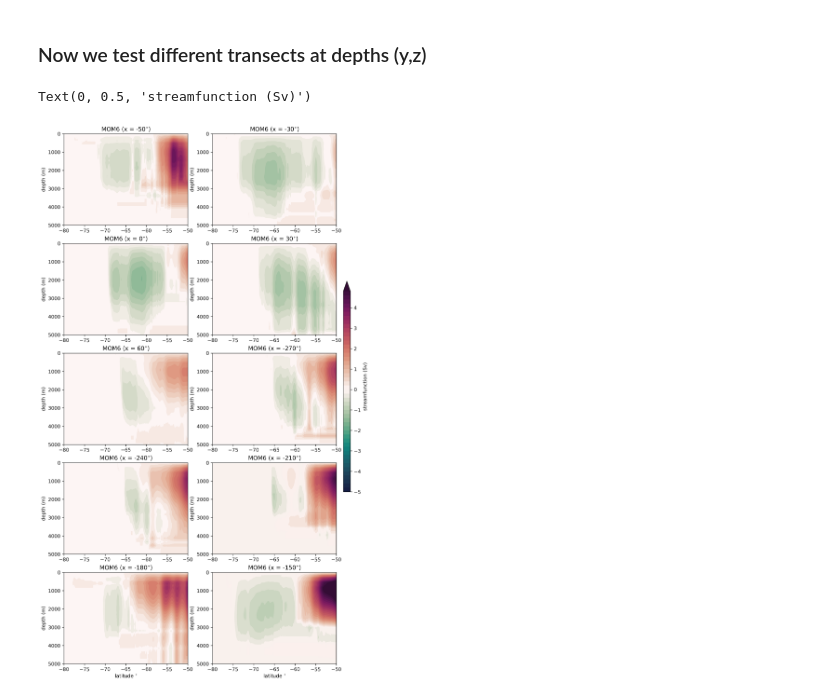
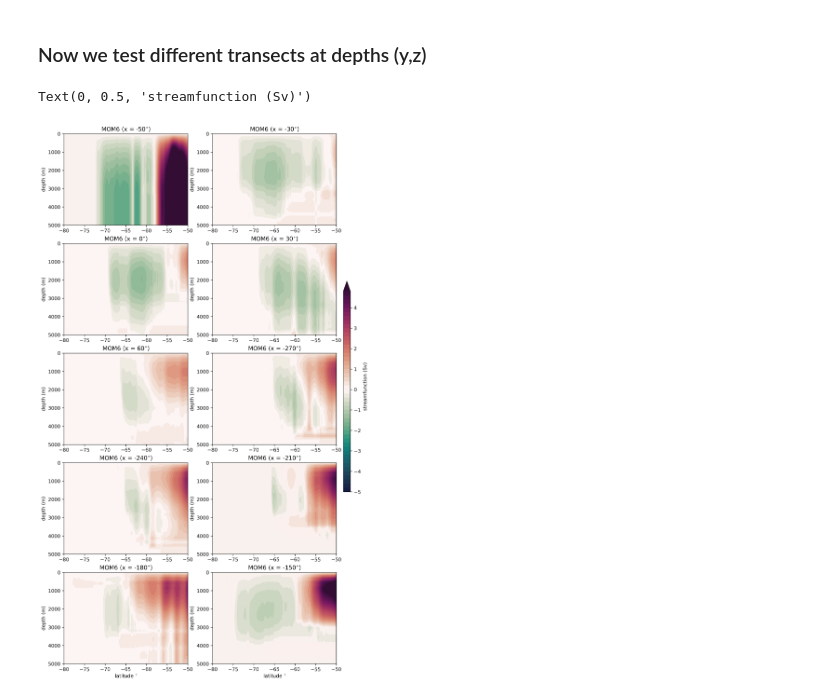
Before and after one commit to FengminXing/111, a Jupyter notebook: different depth (streamfunction).ipynb, the cells around one changed output. Saved outputs shown, nothing was run; the diff lists cells and outputs as text; code cells hidden in the pictures.

```diff
--- a/different depth (streamfunction).ipynb
+++ b/different depth (streamfunction).ipynb
@@ -27,7 +27,7 @@ session = cc.database.create_session()
 # %%
 # time period
 start_time = '1995-01-01'
-end_time = '2000-01-01'
+end_time = '1996-01-01'
 # %%
 # get the depth
 depth = cc.querying.getvar('panant-01-zstar','deptho',session,n=1)
@@ -208,7 +420,7 @@ transect10 = flux.sel(xq = -150, method = 'nearest').load()
 plt.figure(figsize=(10,20),dpi = 300)
 #1
 ax = plt.subplot(5,2,1)
-p1 = transect1.plot.contourf(ax=ax, levels = np.arange(-5,5,0.2),cmap=cm.cm.curl, add_colorbar=False)
+p1 = transect1.plot.contourf(ax=ax, levels = np.arange(-50,50,2),cmap=cm.cm.curl, add_colorbar=False)
 plt.ylim(0,5000.)
 plt.xlim(-80,-50)
 plt.gca().invert_yaxis()
@@ -279,31 +491,31 @@ ax.set(xlabel=None)
 plt.ylabel('depth (m)')
 ax.set_title('MOM6 (x = -210$^{\circ}$)')
 #9
 ax = plt.subplot(5,2,9)
 p1 = transect9.plot.contourf(ax=ax, levels = np.arange(-5,5,0.2),cmap=cm.cm.curl, add_colorbar=False)
 plt.ylim(0,5000.)
 plt.xlim(-80,-50)
 plt.gca().invert_yaxis()
 ax.set(xlabel=None)
 plt.ylabel('depth (m)')
 plt.xlabel('latitude $^{\circ}$')
 ax.set_title('MOM6 (x = -180$^{\circ}$)')
 #10
 ax = plt.subplot(5,2,10)
 p1 = transect10.plot.contourf(ax=ax, levels = np.arange(-5,5,0.2),cmap=cm.cm.curl, add_colorbar=False)
 plt.ylim(0,5000.)
 plt.xlim(-80,-50)
 plt.gca().invert_yaxis()
 plt.xlabel('latitude $^{\circ}$')
 plt.ylabel('depth (m)')
 ax.set_title('MOM6 (x = -150$^{\circ}$)')
 
 
 # add the colorabr and legend
 # add the colorbar
 ax = plt.axes([0.92, 0.37, 0.02, 0.3])
 cb = plt.colorbar(p1, cax=ax, orientation='vertical',extend = 'both')
 cb.ax.set_ylabel('streamfunction (Sv)')
 # %% [output]
 Text(0, 0.5, 'streamfunction (Sv)')
-[figure, old version]
+[figure, new version]
```
Also changed, not shown: parts of 10 cells of this notebook.
